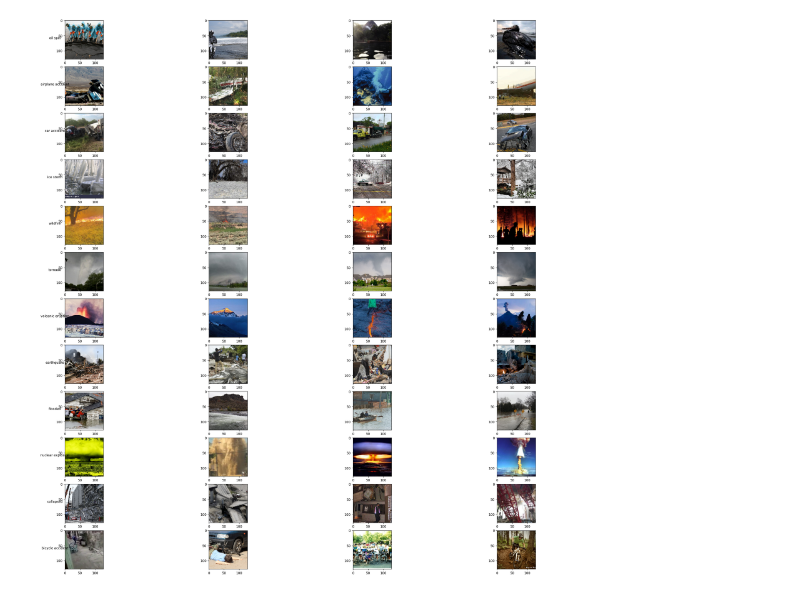
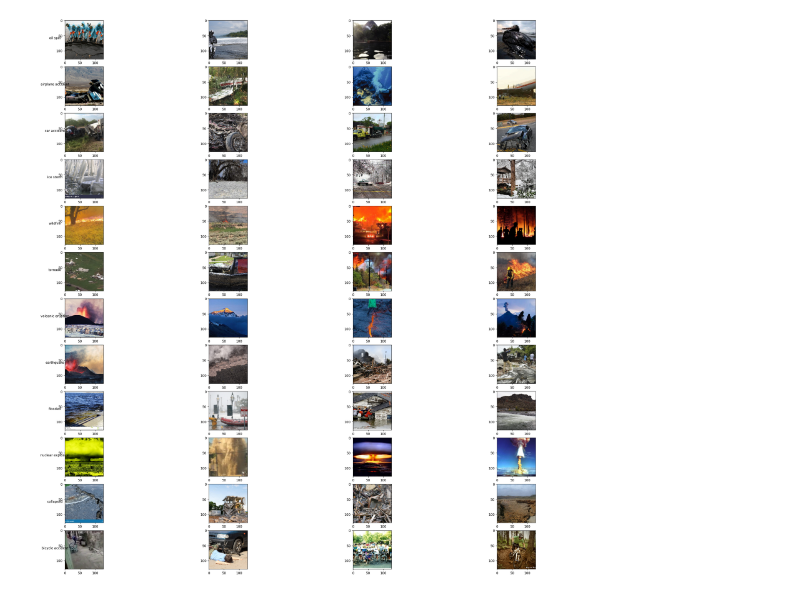
Before and after one commit to Frederico-lp/Data-Science, a Jupyter notebook: CIRI/notebook.ipynb, the cells around one changed output. Cells and saved outputs as stored; diff of their text form; code cells hidden in the pictures.

```diff
--- a/CIRI/notebook.ipynb
+++ b/CIRI/notebook.ipynb
@@ -51,13 +51,13 @@ plt.show()
 # %%
 # your code here
 _, axs = plt.subplots(nClasses, 4, figsize=(30, 30))
 
 for n in np.arange(nClasses):
     for i in range(4):
         # img = np.transpose(dataset.data[dataset.targets == n][i], (1, 2, 0))
         if i == 0:
             axs[n, i].set_ylabel(incidents.labels[n], rotation=0)
-        axs[n, i].imshow(incidents.data[incidents.targets == n][i].permute(1, 2, 0))
+        axs[n, i].imshow(incidents.get_item_with_target(n, i).permute(1, 2, 0))
         # axs[n, i].axis('off')
 # %% [output]
-[figure, old version]
+[figure, new version]
```
Also changed, not shown: parts of 6 cells of this notebook, 2 other files.
